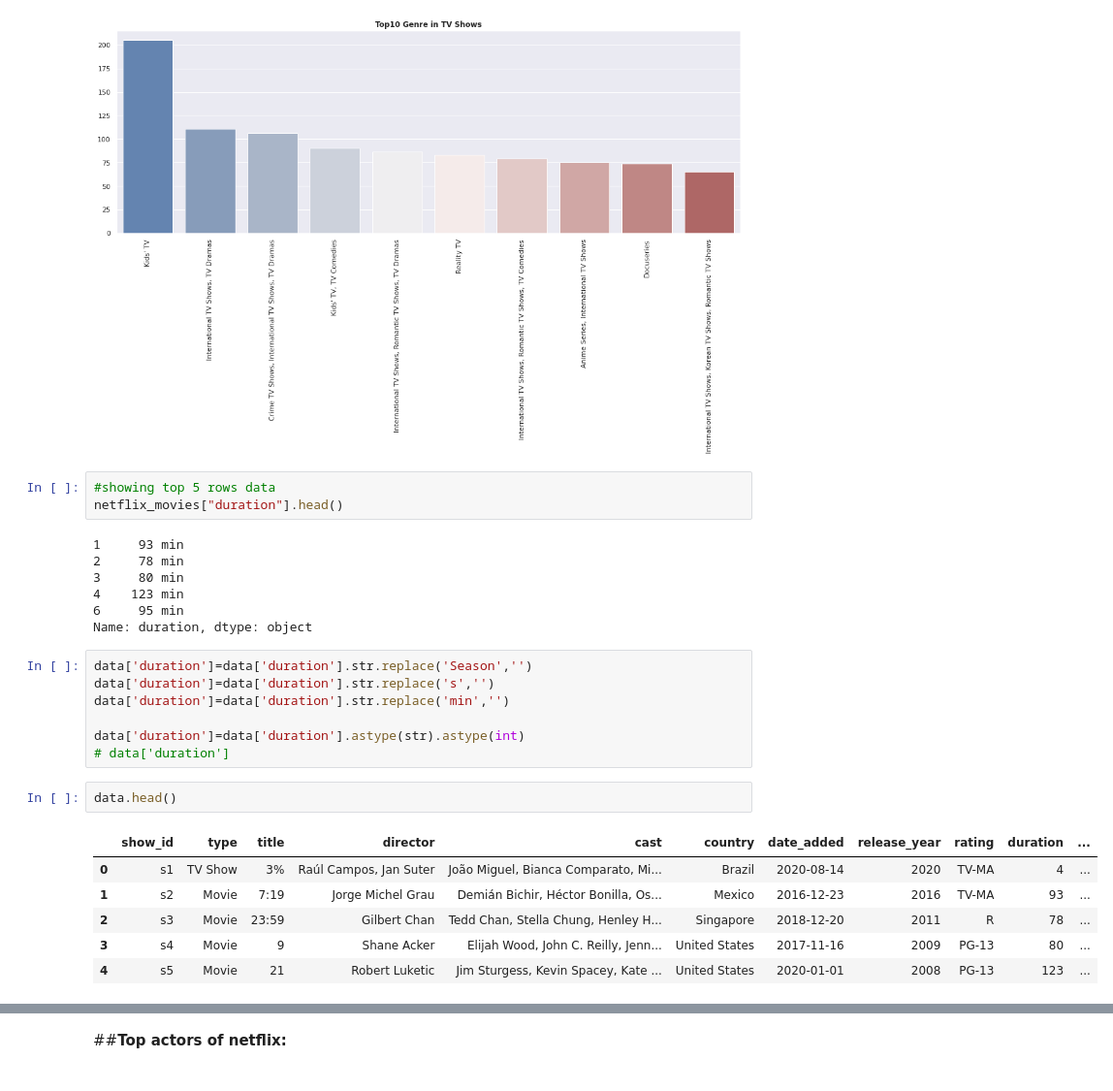
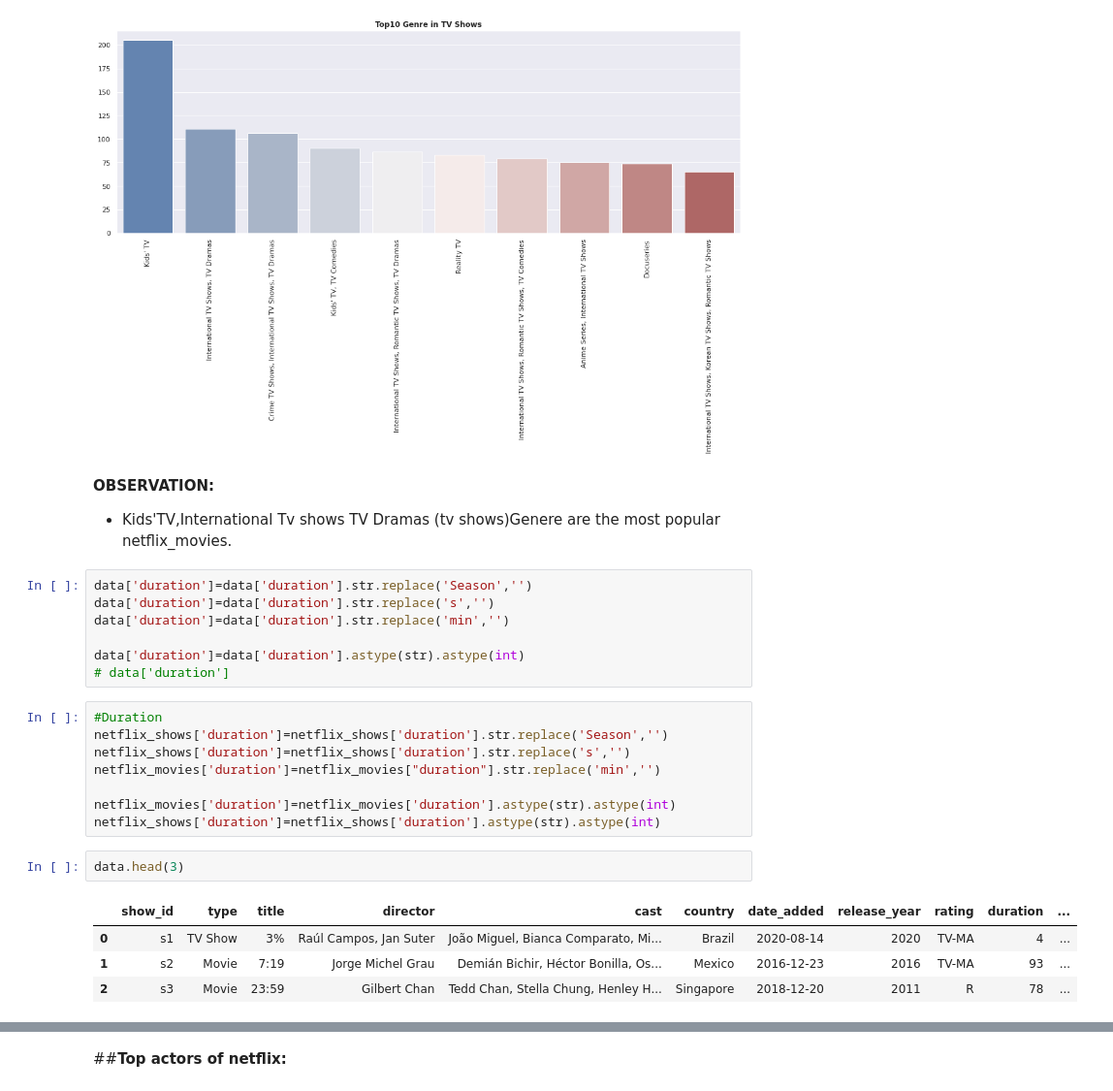
Before and after one commit to ajit04022000/Netflix-mobiles-and-Tv-show, a Jupyter notebook: NETFLIX_MOVIES_AND_TV_SHOWS_CLUSTERING.ipynb, the cells around one changed output, grey strips where cells are left out. Shown at 97% size. Saved outputs shown, nothing was run; the diff lists cells and outputs as text.

```diff
--- a/NETFLIX_MOVIES_AND_TV_SHOWS_CLUSTERING.ipynb
+++ b/NETFLIX_MOVIES_AND_TV_SHOWS_CLUSTERING.ipynb
@@ -766,16 +791,9 @@ plt.title("Top10 Genre in TV Shows",fontweight="bold")
 plt.show()
 # %% [output]
 [figure]
-# %%
-#showing top 5 rows data
-netflix_movies["duration"].head()
-# %% [output]
-1     93 min
-2     78 min
-3     80 min
-4    123 min
-6     95 min
-Name: duration, dtype: object
+# %% [markdown]
+<b>OBSERVATION:
+* Kids'TV,International Tv shows TV Dramas (tv shows)Genere are the most popular netflix_movies.
 # %%
 data['duration']=data['duration'].str.replace('Season','')
 data['duration']=data['duration'].str.replace('s','')
@@ -783,12 +801,18 @@ data['duration']=data['duration'].str.replace('min','')
 
 data['duration']=data['duration'].astype(str).astype(int)
 # data['duration']
+# %%
+#Duration
+netflix_shows['duration']=netflix_shows['duration'].str.replace('Season','')
+netflix_shows['duration']=netflix_shows['duration'].str.replace('s','')
+netflix_movies['duration']=netflix_movies["duration"].str.replace('min','')
+
+netflix_movies['duration']=netflix_movies['duration'].astype(str).astype(int)
+netflix_shows['duration']=netflix_shows['duration'].astype(str).astype(int)
 # %%
-data.head()
+data.head(3)
 # %% [output]
 |  | show_id | type | title | director | cast | country | date_added | release_year | rating | duration | ... |
 | 0 | s1 | TV Show | 3% | Raúl Campos, Jan Suter | João Miguel, Bianca Comparato, Mi... | Brazil | 2020-08-14 | 2020 | TV-MA | 4 | ... |
 | 1 | s2 | Movie | 7:19 | Jorge Michel Grau | Demián Bichir, Héctor Bonilla, Os... | Mexico | 2016-12-23 | 2016 | TV-MA | 93 | ... |
 | 2 | s3 | Movie | 23:59 | Gilbert Chan | Tedd Chan, Stella Chung, Henley H... | Singapore | 2018-12-20 | 2011 | R | 78 | ... |
-| 3 | s4 | Movie | 9 | Shane Acker | Elijah Wood, John C. Reilly, Jenn... | United States | 2017-11-16 | 2009 | PG-13 | 80 | ... |
-| 4 | s5 | Movie | 21 | Robert Luketic | Jim Sturgess, Kevin Spacey, Kate ... | United States | 2020-01-01 | 2008 | PG-13 | 123 | ... |
```
Also changed, not shown: parts of 57 cells of this notebook.
